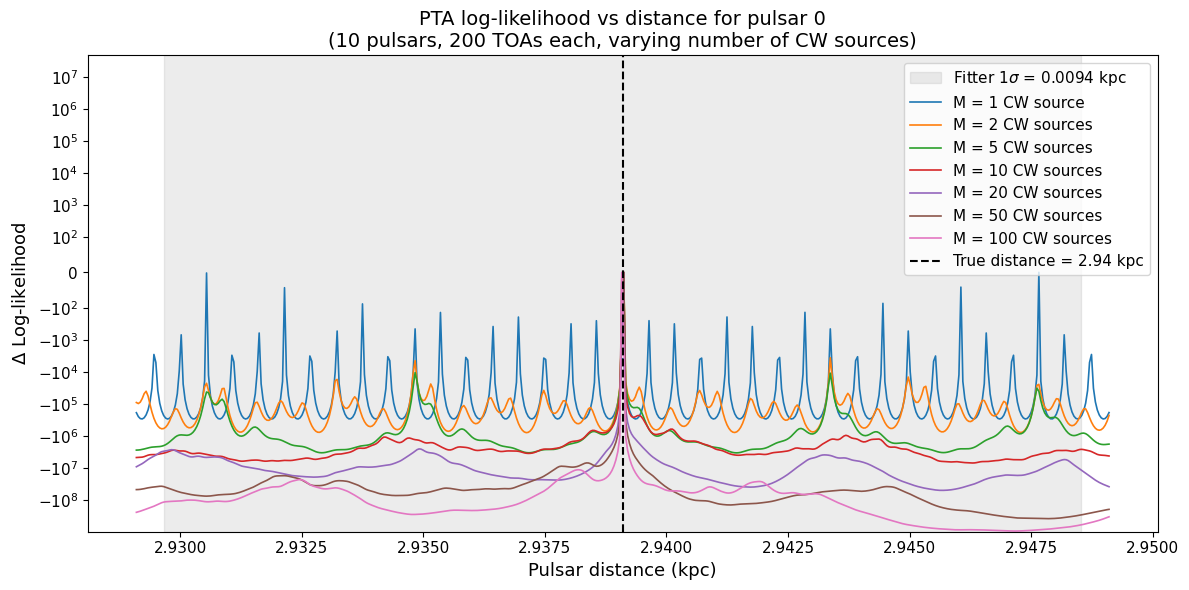
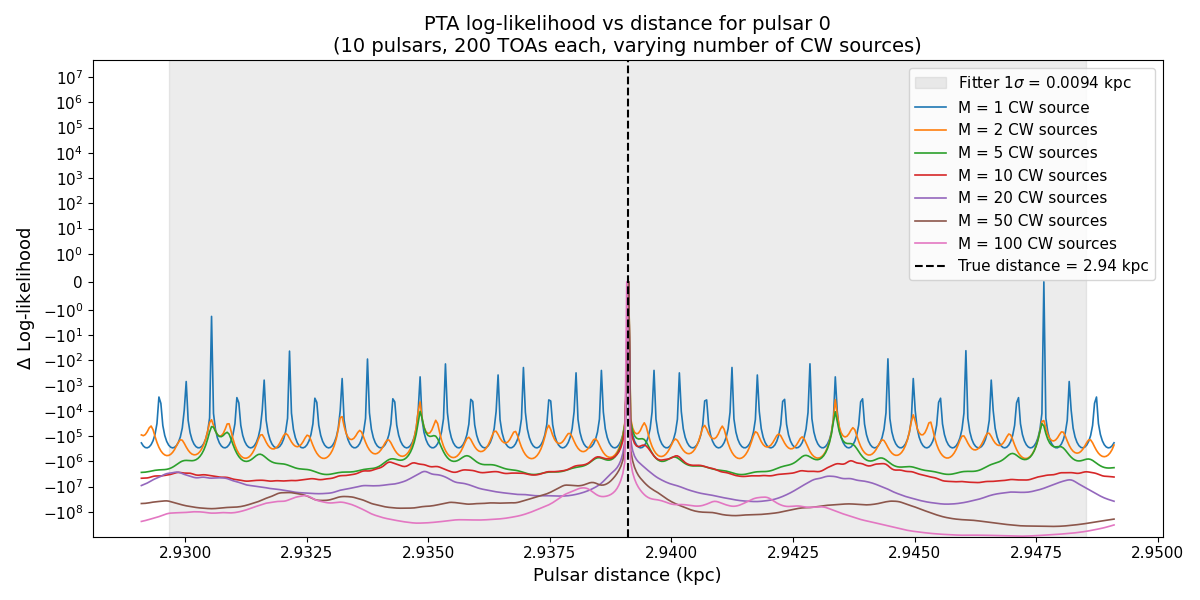
Code edit (unified diff) that turned the first committed figure into the second:
--- before
+++ after
@@ -46,5 +46,5 @@
            label=f"True distance = {true_distance:.2f} kpc")
 
-ax.set_yscale("symlog", linthresh=1e2)
+ax.set_yscale("symlog", linthresh=1e0)
 ax.set_xlabel("Pulsar distance (kpc)", fontsize=13)
 ax.set_ylabel("$\\Delta$ Log-likelihood", fontsize=13)

Commit: Hacking away at some examples